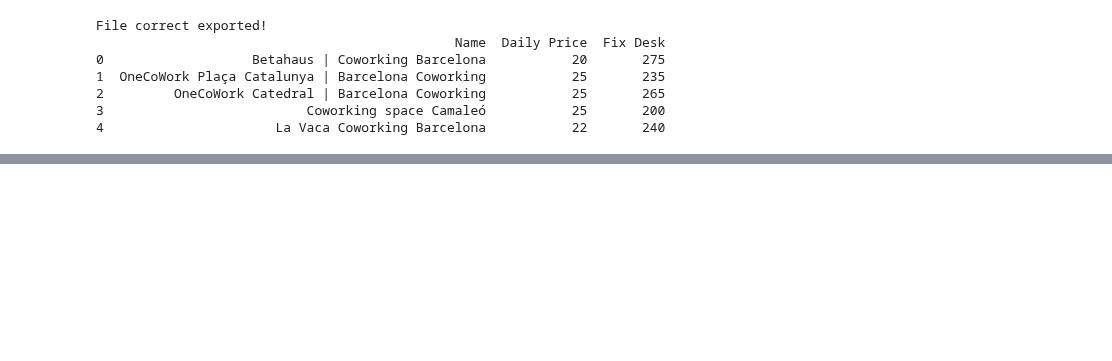
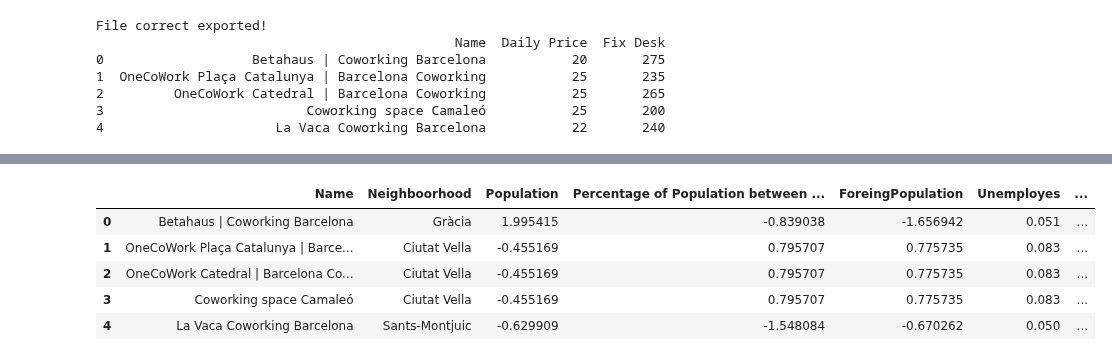
Before and after one commit to GabrielFersPin/Coworking, a Jupyter notebook: src/data_processing/corr_barcelona.ipynb, the cells around one changed output, grey strips where cells are left out. Cells and saved outputs as stored; diff of their text form; code cells hidden in the pictures; blank space fills up the shorter version.

```diff
--- a/src/data_processing/corr_barcelona.ipynb
+++ b/src/data_processing/corr_barcelona.ipynb
@@ -48,0 +93,22 @@ merge_data.head()
+# %%
+from sklearn.preprocessing import StandardScaler
+
+# Initialize the StandardScaler
+scaler = StandardScaler()
+
+# Select the numerical columns you want to scale
+numerical_columns = ['Population', 'Percentage of Population between 16 and 64 years', 'ForeingPopulation',
+                     'Household average net rent', 'Metro', 'Fix Desk', 'Daily Price', 'Unemployes Percentage']
+
+# Apply the scaling to these columns
+merge_data[numerical_columns] = scaler.fit_transform(merge_data[numerical_columns])
+
+# Check the result
+merge_data.head()
+# %% [output]
+|  | Name | Neighboorhood | Population | Percentage of Population between ... | ForeingPopulation | Unemployes | ... |
+| 0 | Betahaus | Coworking Barcelona | Gràcia | 1.995415 | -0.839038 | -1.656942 | 0.051 | ... |
+| 1 | OneCoWork Plaça Catalunya | Barce... | Ciutat Vella | -0.455169 | 0.795707 | 0.775735 | 0.083 | ... |
+| 2 | OneCoWork Catedral | Barcelona Co... | Ciutat Vella | -0.455169 | 0.795707 | 0.775735 | 0.083 | ... |
+| 3 | Coworking space Camaleó | Ciutat Vella | -0.455169 | 0.795707 | 0.775735 | 0.083 | ... |
+| 4 | La Vaca Coworking Barcelona | Sants-Montjuic | -0.629909 | -1.548084 | -0.670262 | 0.050 | ... |
```
Also changed, not shown: parts of 9 cells of this notebook.
